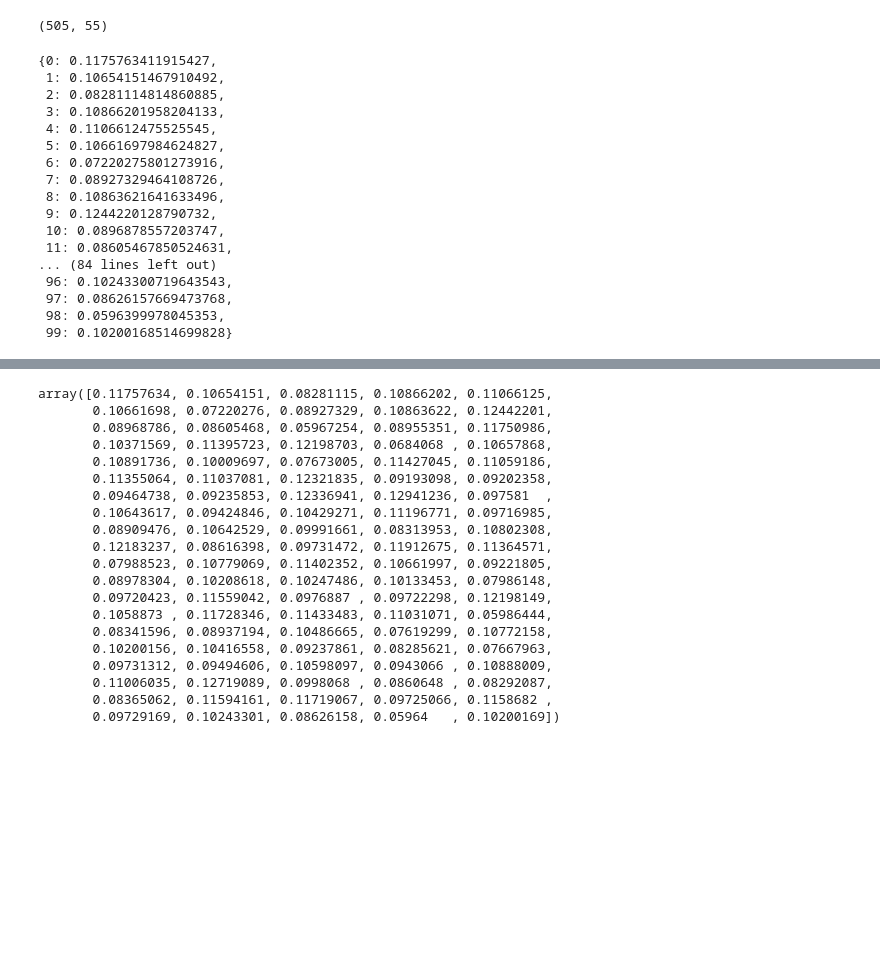
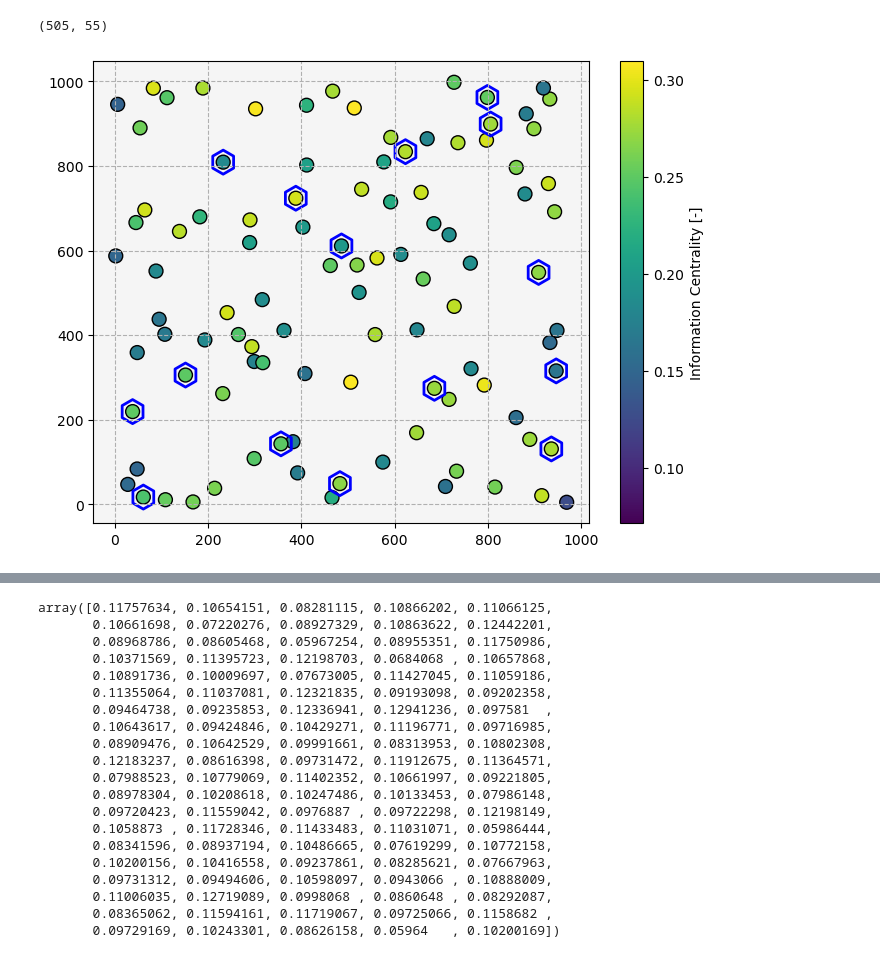
Before and after one commit to airabino/charger_network_analysis, a Jupyter notebook: Stochastic_Dijkstra.ipynb, the cells around one changed output, grey strips where cells are left out. Drawn from its saved outputs; the diff is of its cells as text; code cells hidden in the pictures; blank space fills up the shorter version.

```diff
--- a/Stochastic_Dijkstra.ipynb
+++ b/Stochastic_Dijkstra.ipynb
@@ -380,22 +380,3 @@ fig.savefig('Document/figs/routes_boxplots.png', bbox_inches = 'tight', dpi = 30
 (505, 55)
 # %%
 ic = nx.information_centrality(graph)
-ic
-# %% [output]
-{0: 0.1175763411915427,
- 1: 0.10654151467910492,
- 2: 0.08281114814860885,
- 3: 0.10866201958204133,
- 4: 0.1106612475525545,
- 5: 0.10661697984624827,
- 6: 0.07220275801273916,
- 7: 0.08927329464108726,
- 8: 0.10863621641633496,
- 9: 0.1244220128790732,
- 10: 0.0896878557203747,
- 11: 0.08605467850524631,
-... (84 lines left out)
- 96: 0.10243300719643543,
- 97: 0.08626157669473768,
- 98: 0.0596399978045353,
- 99: 0.10200168514699828}
@@ -401,0 +407,44 @@ ic
+# %%
+deep_reload(src)
+
+fig, ax  = plt.subplots(figsize = (8,6))
+
+kwargs = {
+    'show_links': False,
+    'node_field': 'ic',
+    'scatter': {
+        's': 100,
+        'ec': 'k',
+    },
+    'plot': {
+        'lw': .8,
+        'zorder': 0,
+        'color': 'lightgray',
+    },
+    'colorbar': {
+        'label': 'Information Centrality [-]',
+    }
+}
+
+src.figures.plot_graph(graph, ax = ax, **kwargs)
+
+kwargs = {
+    'show_links': False,
+    'scatter': {
+        's': 300,
+        'ec': 'b',
+        'fc': 'none',
+        'marker': 'h',
+        'lw': 2,
+        'label': 'Chargers',
+    },
+}
+
+src.figures.plot_graph(src.graph.subgraph(graph, charger_nodes), ax = ax, **kwargs)
+
+_ = ax.set(**{'facecolor': 'whitesmoke'})
+_ = ax.grid(ls = '--')
+
+fig.savefig('Document/figs/information_centrality.png', bbox_inches = 'tight', dpi = 300)
+# %% [output]
+[figure, added]
```
Also changed, not shown: parts of 12 cells of this notebook, 31 other files.
